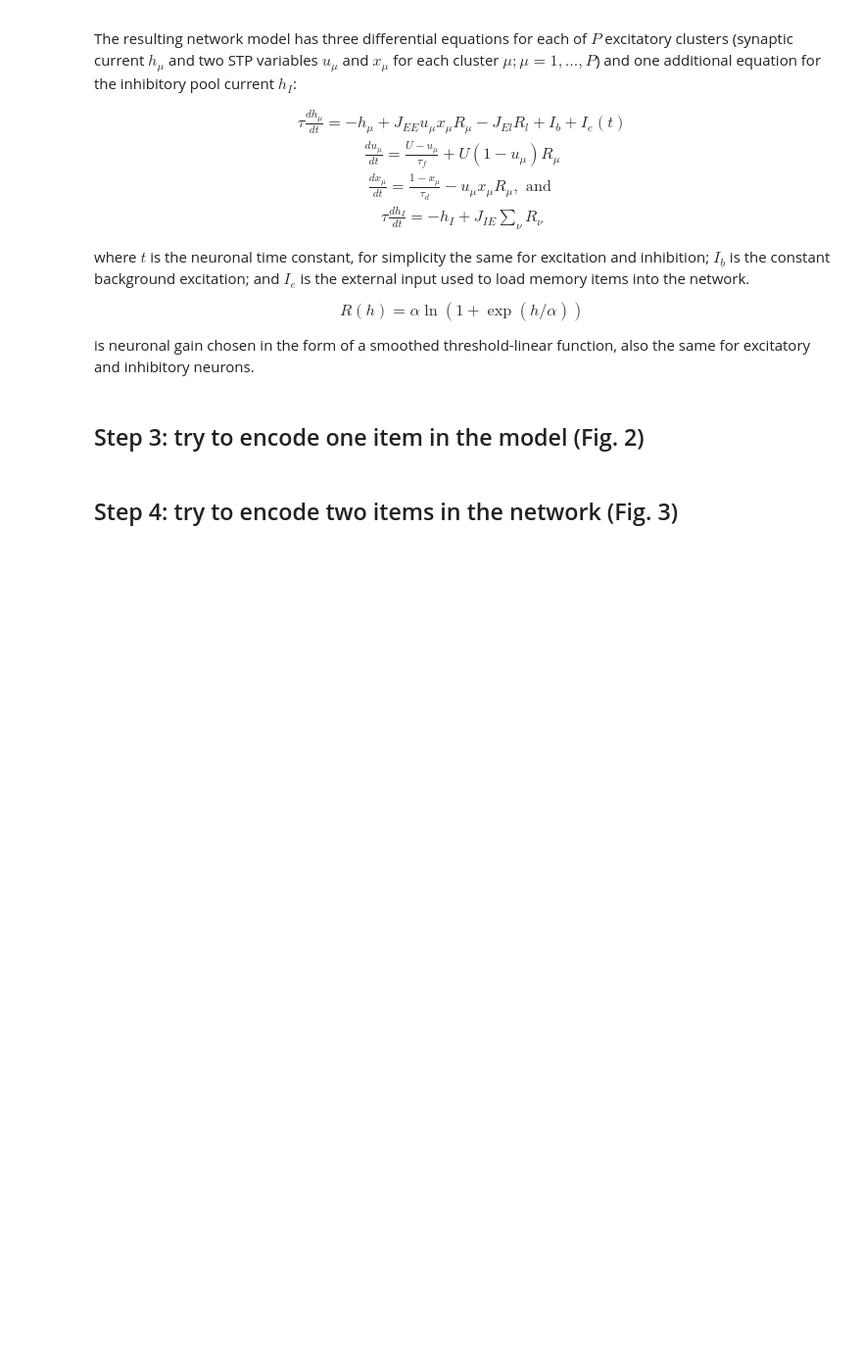
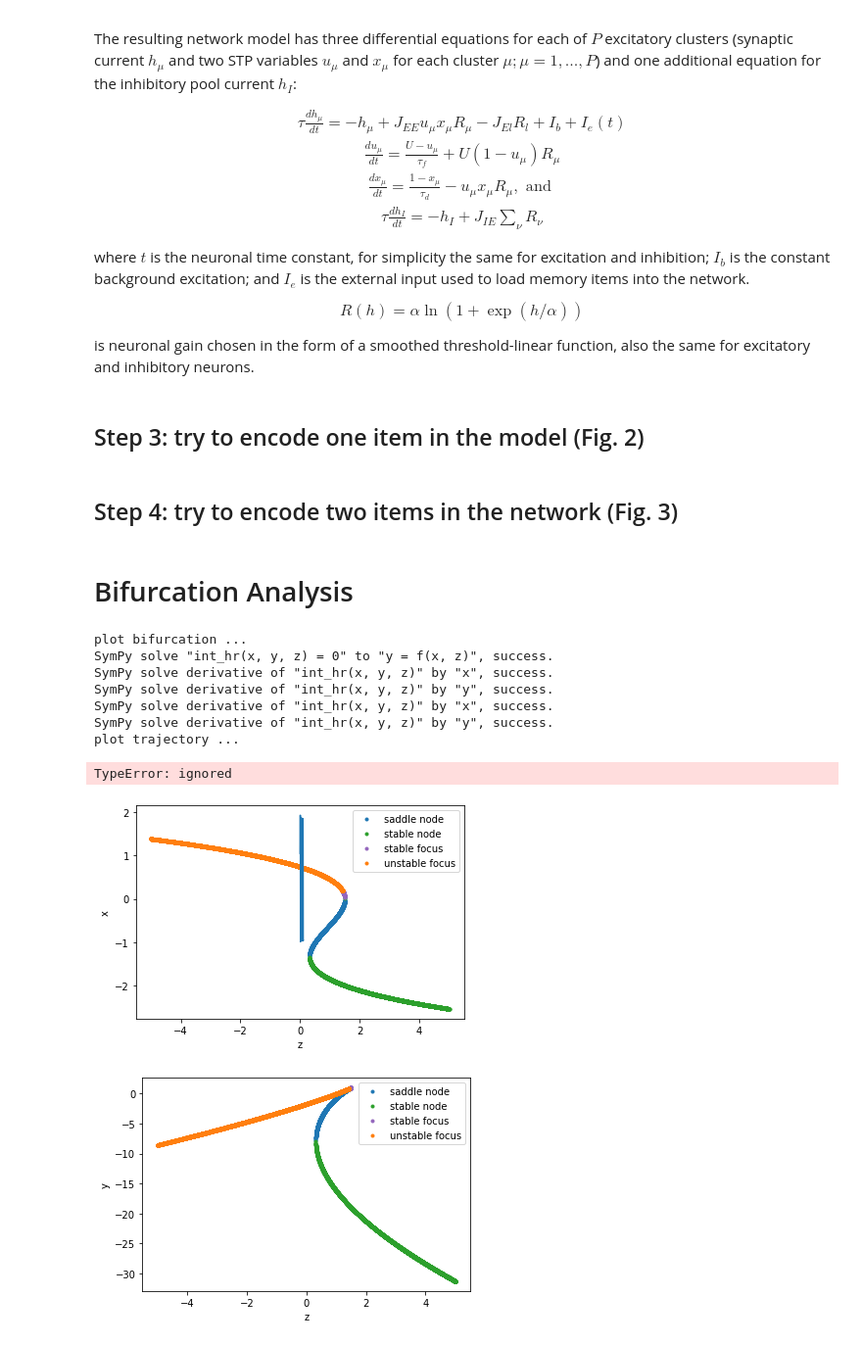
Before and after one commit to AohuaCheng/Neuro-and-Complexity-Science, a Jupyter notebook: project/project_spiking_circuit_model_for_working_memory.ipynb, the cells around one changed output. Shown at 98% size. Saved outputs shown, nothing was run; the diff lists cells and outputs as text; code cells hidden in the pictures; blank space fills up the shorter version.

```diff
--- a/project/project_spiking_circuit_model_for_working_memory.ipynb
+++ b/project/project_spiking_circuit_model_for_working_memory.ipynb
@@ -540,3 +695,5 @@ plt.show()
 ## Step 3: try to encode one item in the model (Fig. 2)
 # %% [markdown]
 ## Step 4: try to encode two items in the network (Fig. 3)
+# %% [markdown]
+# Bifurcation Analysis
@@ -542,0 +732,31 @@ plt.show()
+# %%
+a = 1.; b = 3.; c = 1.; d = 5.; s = 4.
+x_r = -1.6; r = 0.001; Vth = 1.9
+@bp.odeint(method='rk4', dt=0.02)
+def int_hr(x, y, z, t, Isyn):
+  dx = y - a * x ** 3 + b * x * x - z + Isyn
+  dy = c - d * x * x - y
+  dz = r * (s * (x - x_r) - z)
+  return dx, dy, dz
+
+analyzer = bp.analysis.FastSlowBifurcation(
+  integrals=int_hr,
+  fast_vars={'x': [-3, 3], 'y': [-10., 5.]},
+  slow_vars={'z': [-5., 5.]},
+  pars_update={'Isyn': 0.5},
+  numerical_resolution=0.001
+)
+analyzer.plot_bifurcation()
+analyzer.plot_trajectory([{'x': 1., 'y': 0., 'z': -0.0}],
+              duration=100., show=True)
+# %% [output]
+plot bifurcation ...
+SymPy solve "int_hr(x, y, z) = 0" to "y = f(x, z)", success.
+SymPy solve derivative of "int_hr(x, y, z)" by "x", success.
+SymPy solve derivative of "int_hr(x, y, z)" by "y", success.
+SymPy solve derivative of "int_hr(x, y, z)" by "x", success.
+SymPy solve derivative of "int_hr(x, y, z)" by "y", success.
+plot trajectory ...
+TypeError: ignored
+[figure, added]
+[figure, added]
```
Also changed, not shown: parts of 21 cells of this notebook.
